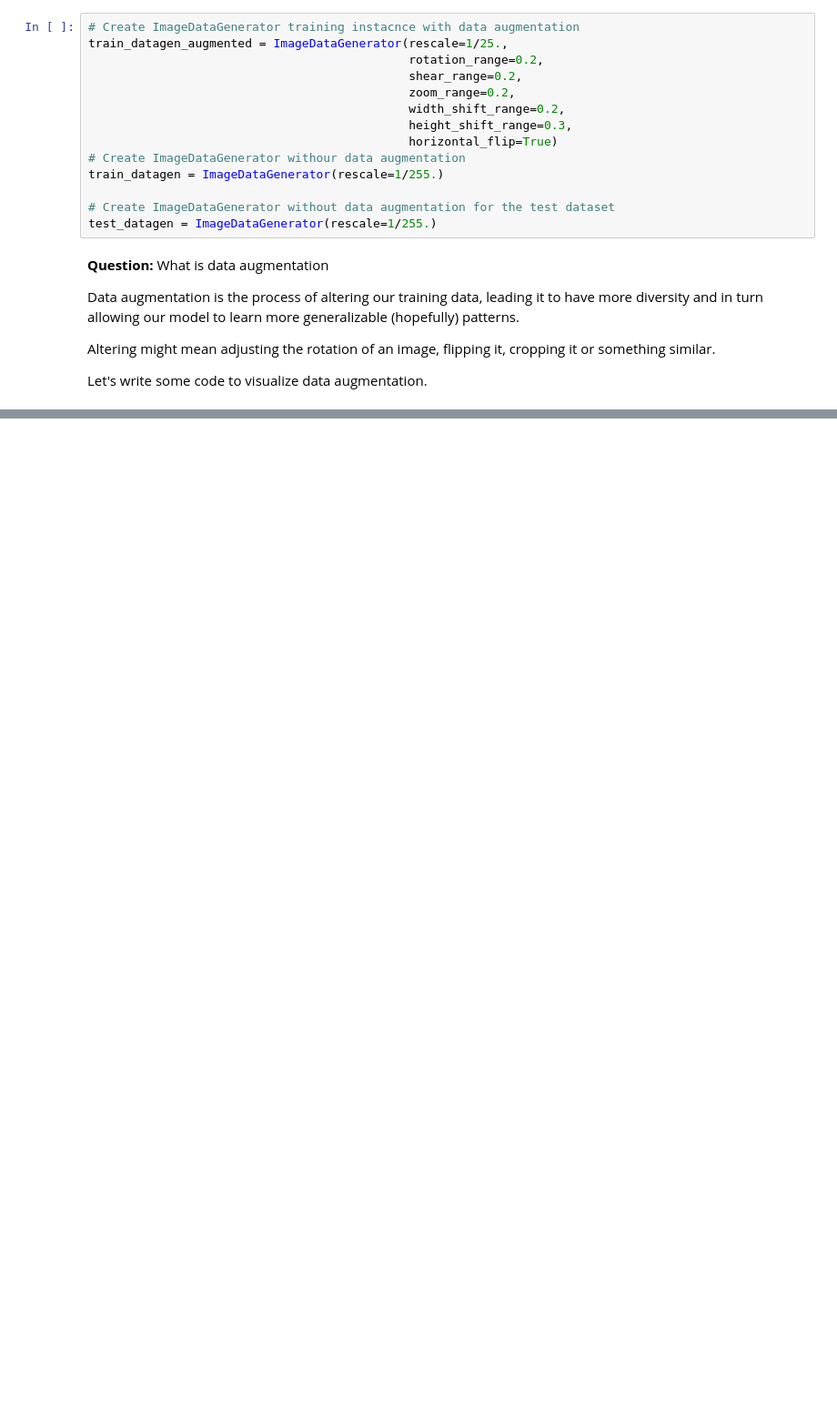
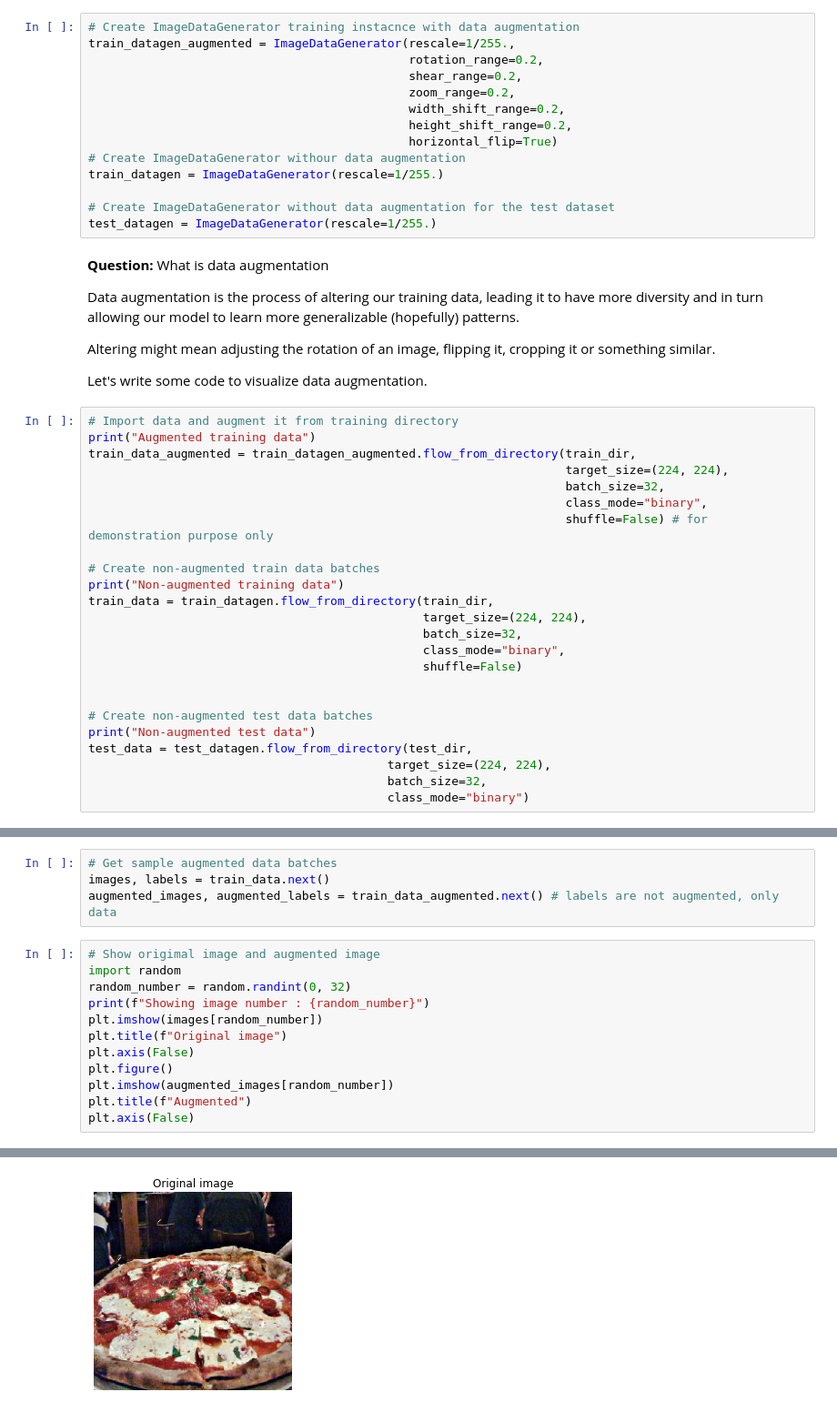
Before and after one commit to ThangDoan2001/TensorFlow_ZeroToHero, a Jupyter notebook: 03_introduction_to_commputer_vision_with_tensorflow.ipynb, the cells around one changed output, grey strips where cells are left out. Shown at 91% size. Drawn from its saved outputs; the diff is of its cells as text; blank space fills up the shorter version.

```diff
--- a/03_introduction_to_commputer_vision_with_tensorflow.ipynb
+++ b/03_introduction_to_commputer_vision_with_tensorflow.ipynb
@@ -715,12 +717,12 @@ plot_loss_curves(history_5)
 ### Opening our bag of tricks and finding data augmentation
 # %%
 # Create ImageDataGenerator training instacnce with data augmentation
-train_datagen_augmented = ImageDataGenerator(rescale=1/25.,
+train_datagen_augmented = ImageDataGenerator(rescale=1/255.,
                                              rotation_range=0.2,
                                              shear_range=0.2,
                                              zoom_range=0.2,
                                              width_shift_range=0.2,
-                                             height_shift_range=0.3,
+                                             height_shift_range=0.2,
                                              horizontal_flip=True)
 # Create ImageDataGenerator withour data augmentation
 train_datagen = ImageDataGenerator(rescale=1/255.)
@@ -736,3 +738,27 @@ generalizable (hopefully) patterns.
 Altering might mean adjusting the rotation of an image, flipping it, cropping it or something similar.
 
 Let's write some code to visualize data augmentation.
+# %%
+# Import data and augment it from training directory
+print("Augmented training data")
+train_data_augmented = train_datagen_augmented.flow_from_directory(train_dir,
+                                                                   target_size=(224, 224),
+                                                                   batch_size=32,
+                                                                   class_mode="binary",
+                                                                   shuffle=False) # for demonstration purpose only
+
+# Create non-augmented train data batches
+print("Non-augmented training data")
+train_data = train_datagen.flow_from_directory(train_dir,
+                                               target_size=(224, 224),
+                                               batch_size=32,
+                                               class_mode="binary",
+                                               shuffle=False)
+
+
+# Create non-augmented test data batches
+print("Non-augmented test data")
+test_data = test_datagen.flow_from_directory(test_dir,
+                                          target_size=(224, 224),
+                                          batch_size=32,
+                                          class_mode="binary")
@@ -738,0 +776,17 @@ Let's write some code to visualize data augmentation.
+# %%
+# Get sample augmented data batches
+images, labels = train_data.next()
+augmented_images, augmented_labels = train_data_augmented.next() # labels are not augmented, only data
+# %%
+# Show origimal image and augmented image
+import random
+random_number = random.randint(0, 32)
+print(f"Showing image number : {random_number}")
+plt.imshow(images[random_number])
+plt.title(f"Original image")
+plt.axis(False)
+plt.figure()
+plt.imshow(augmented_images[random_number])
+plt.title(f"Augmented")
+plt.axis(False)
+# %% [output]
@@ -738,0 +795 @@ Let's write some code to visualize data augmentation.
+[figure, added]
```
Also changed, not shown: parts of 35 cells of this notebook.
